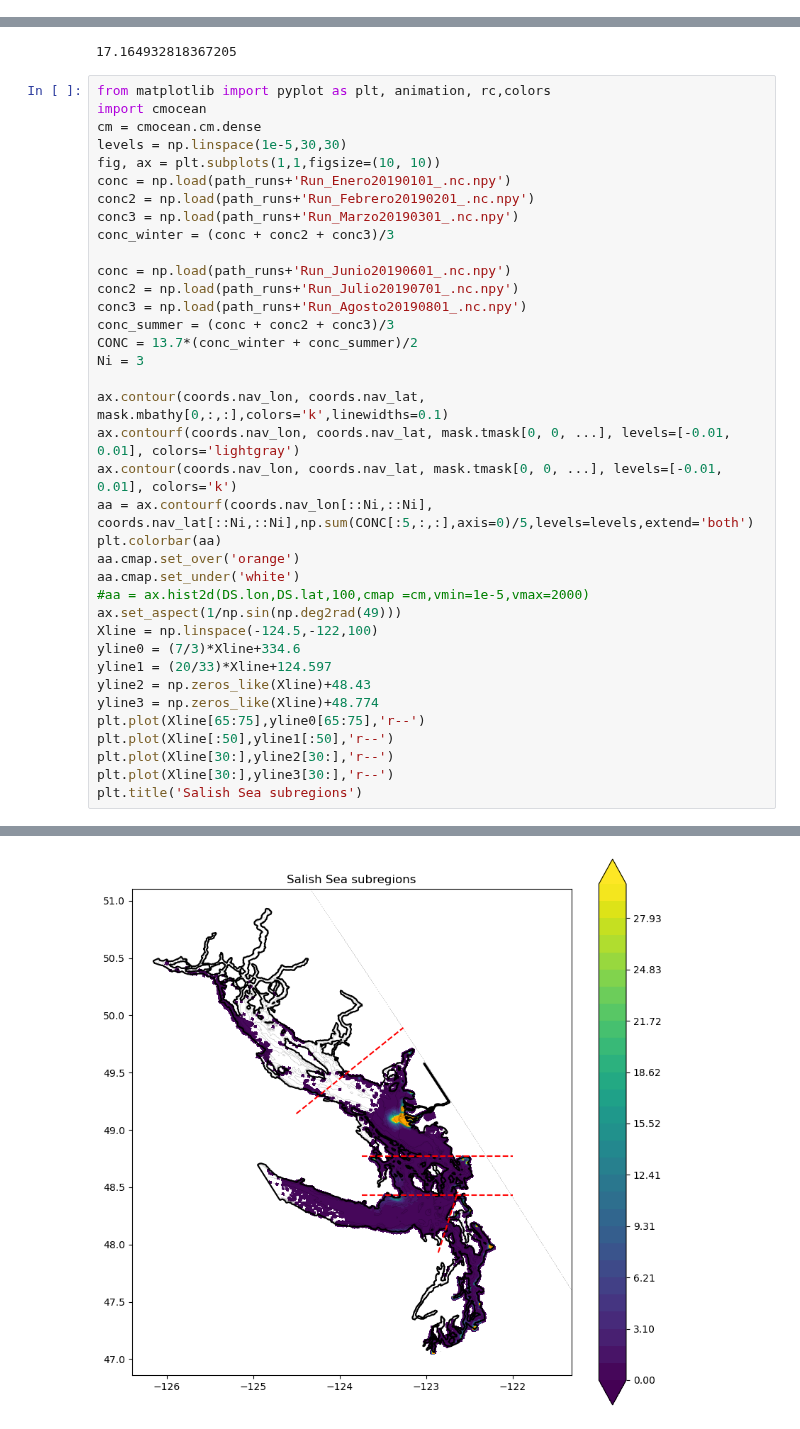
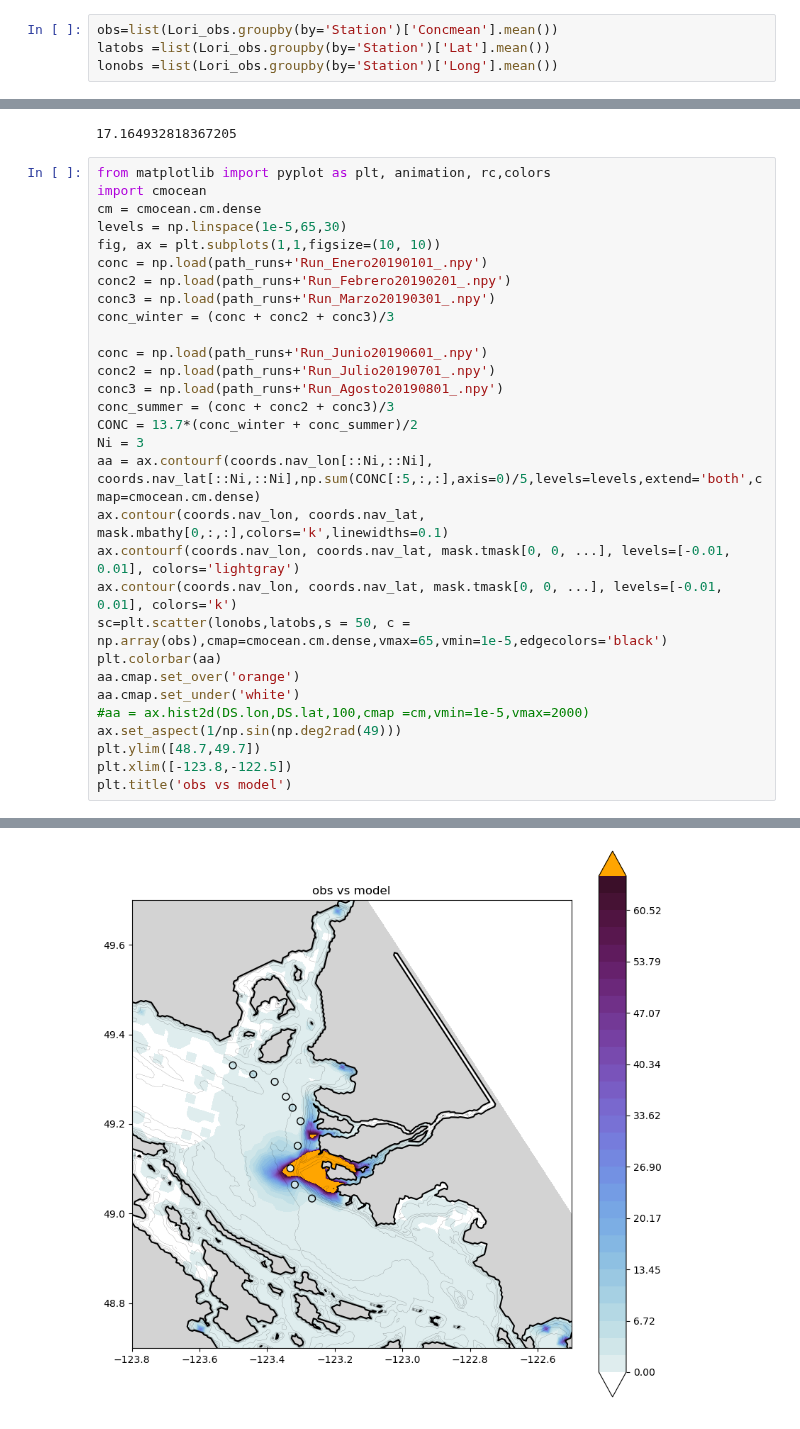
Before and after one commit to SalishSeaCast/analysis-jose, a Jupyter notebook: notebooks/Outfall_finalResults/obs_model.ipynb, the cells around one changed output, grey strips where cells are left out. Cells and saved outputs as stored; diff of their text form.

Commit message:
compare model to obs

```diff
--- a/notebooks/Outfall_finalResults/obs_model.ipynb
+++ b/notebooks/Outfall_finalResults/obs_model.ipynb
@@ -175,6 +175,10 @@ def artificial_hr(var,Ni,mask):
         for j in range(new_conc.shape[2]):
             new_conc[:,i,j]=var[:,int(i/Ni),int(j/Ni)]
     return new_conc
+# %%
+obs=list(Lori_obs.groupby(by='Station')['Concmean'].mean())
+latobs =list(Lori_obs.groupby(by='Station')['Lat'].mean())
+lonobs =list(Lori_obs.groupby(by='Station')['Long'].mean())
 # %%
 def modelvsobs(j,i,conc,ni=0):
     CONC = []
@@ -264,37 +267,30 @@ np.average(Lori_obs['Concmean'])*5 #!Lori estimated that only 5% of fibers are r
 from matplotlib import pyplot as plt, animation, rc,colors
 import cmocean
 cm = cmocean.cm.dense
-levels = np.linspace(1e-5,30,30)
+levels = np.linspace(1e-5,65,30)
 fig, ax = plt.subplots(1,1,figsize=(10, 10))
-conc = np.load(path_runs+'Run_Enero20190101_.nc.npy')
-conc2 = np.load(path_runs+'Run_Febrero20190201_.nc.npy')
-conc3 = np.load(path_runs+'Run_Marzo20190301_.nc.npy')
+conc = np.load(path_runs+'Run_Enero20190101_.npy')
+conc2 = np.load(path_runs+'Run_Febrero20190201_.npy')
+conc3 = np.load(path_runs+'Run_Marzo20190301_.npy')
 conc_winter = (conc + conc2 + conc3)/3
 
-conc = np.load(path_runs+'Run_Junio20190601_.nc.npy')
-conc2 = np.load(path_runs+'Run_Julio20190701_.nc.npy')
-conc3 = np.load(path_runs+'Run_Agosto20190801_.nc.npy')
+conc = np.load(path_runs+'Run_Junio20190601_.npy')
+conc2 = np.load(path_runs+'Run_Julio20190701_.npy')
+conc3 = np.load(path_runs+'Run_Agosto20190801_.npy')
 conc_summer = (conc + conc2 + conc3)/3
 CONC = 13.7*(conc_winter + conc_summer)/2
 Ni = 3
-
+aa = ax.contourf(coords.nav_lon[::Ni,::Ni], coords.nav_lat[::Ni,::Ni],np.sum(CONC[:5,:,:],axis=0)/5,levels=levels,extend='both',cmap=cmocean.cm.dense)
 ax.contour(coords.nav_lon, coords.nav_lat, mask.mbathy[0,:,:],colors='k',linewidths=0.1)
 ax.contourf(coords.nav_lon, coords.nav_lat, mask.tmask[0, 0, ...], levels=[-0.01, 0.01], colors='lightgray')
 ax.contour(coords.nav_lon, coords.nav_lat, mask.tmask[0, 0, ...], levels=[-0.01, 0.01], colors='k')
-aa = ax.contourf(coords.nav_lon[::Ni,::Ni], coords.nav_lat[::Ni,::Ni],np.sum(CONC[:5,:,:],axis=0)/5,levels=levels,extend='both')
+sc=plt.scatter(lonobs,latobs,s = 50, c = np.array(obs),cmap=cmocean.cm.dense,vmax=65,vmin=1e-5,edgecolors='black')
 plt.colorbar(aa)
 aa.cmap.set_over('orange')
 aa.cmap.set_under('white')
 #aa = ax.hist2d(DS.lon,DS.lat,100,cmap =cm,vmin=1e-5,vmax=2000)
 ax.set_aspect(1/np.sin(np.deg2rad(49)))
-Xline = np.linspace(-124.5,-122,100)
-yline0 = (7/3)*Xline+334.6
-yline1 = (20/33)*Xline+124.597
-yline2 = np.zeros_like(Xline)+48.43
-yline3 = np.zeros_like(Xline)+48.774
-plt.plot(Xline[65:75],yline0[65:75],'r--')
-plt.plot(Xline[:50],yline1[:50],'r--')
-plt.plot(Xline[30:],yline2[30:],'r--')
-plt.plot(Xline[30:],yline3[30:],'r--')
-plt.title('Salish Sea subregions')
+plt.ylim([48.7,49.7])
+plt.xlim([-123.8,-122.5])
+plt.title('obs vs model')
 # %% [output]
@@ -302 +298 @@ Text(0.5, 1.0, 'Salish Sea subregions')
-[figure, old version]
+[figure, new version]
```
Also changed, not shown: parts of 6 cells of this notebook.
